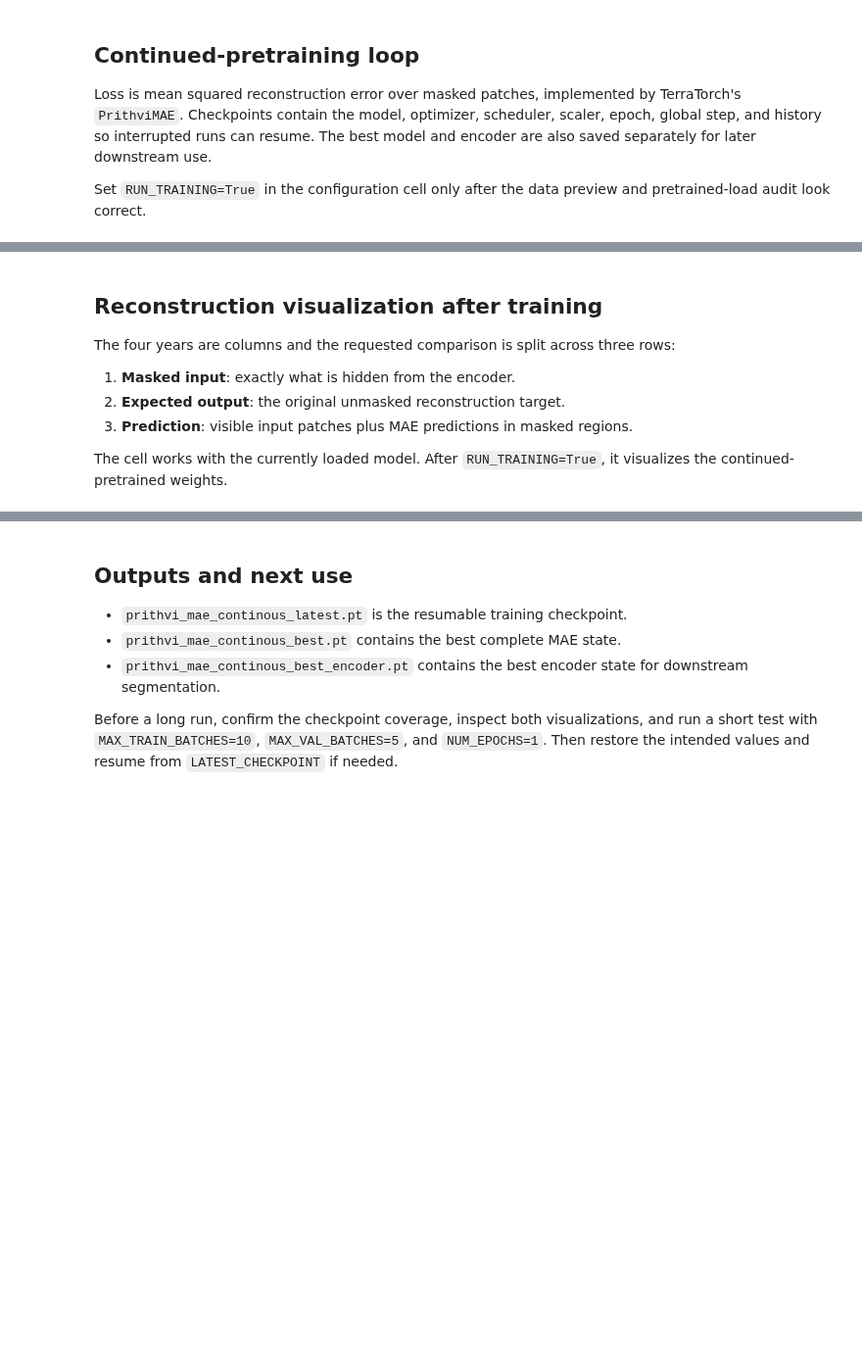
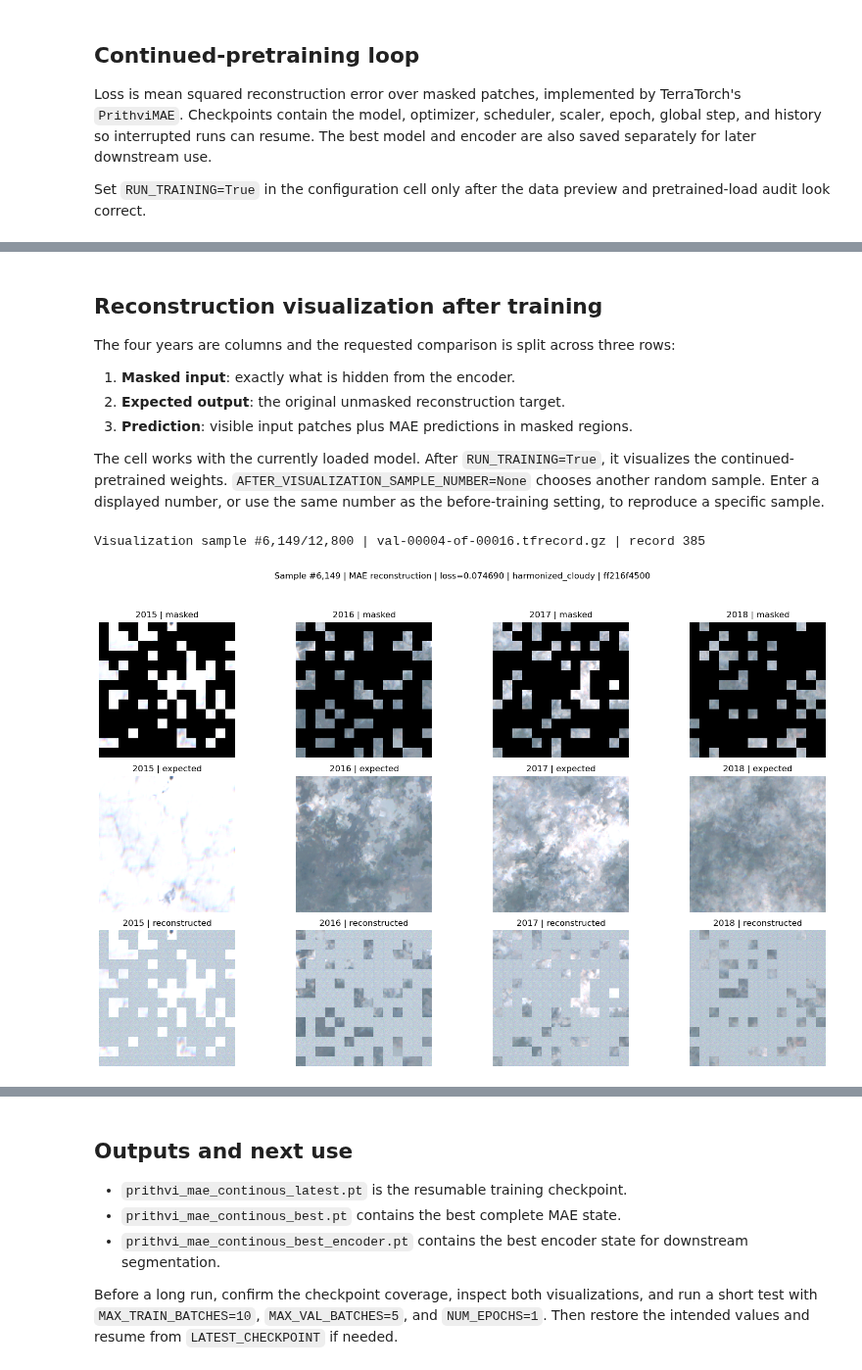
Before and after one commit to easare377/Prithvi-EO-Segmentation, a Jupyter notebook: Continous_pretrain.ipynb, the cells around one changed output, grey strips where cells are left out. Shown at 98% size. Saved outputs shown, nothing was run; the diff lists cells and outputs as text; code cells hidden in the pictures; blank space fills up the shorter version.

```diff
--- a/Continous_pretrain.ipynb
+++ b/Continous_pretrain.ipynb
@@ -784,3 +921,5 @@ def train_continuous_mae(model, train_loader, val_loader):
         )
 
     return dict(history)
+# %%
+RUN_TRAINING = True  # Set to True to start training.
@@ -818,10 +966,12 @@ The four years are columns and the requested comparison is split across three ro
 2. **Expected output**: the original unmasked reconstruction target.
 3. **Prediction**: visible input patches plus MAE predictions in masked regions.
 
-The cell works with the currently loaded model. After `RUN_TRAINING=True`, it visualizes the continued-pretrained weights.
+The cell works with the currently loaded model. After `RUN_TRAINING=True`, it visualizes the continued-pretrained weights. `AFTER_VISUALIZATION_SAMPLE_NUMBER=None` chooses another random sample. Enter a displayed number, or use the same number as the before-training setting, to reproduce a specific sample.
 # %%
 @torch.no_grad()
-def reconstruct_sample(model, batch, mask_ratio=MASK_RATIO, seed=29):
+def reconstruct_sample(
+    model, batch, sample_info, mask_ratio=MASK_RATIO, seed=29
+):
     model.eval()
     image = batch["image"][:1].to(device)
     temporal_coords = batch["temporal_coords"][:1].to(device)
@@ -860,6 +1010,7 @@ def reconstruct_sample(model, batch, mask_ratio=MASK_RATIO, seed=29):
         "years": batch["years"][0].cpu().numpy(),
         "variant": batch["variant"][0],
         "patch_id": batch["patch_id"][0],
+        "sample_info": sample_info,
     }
 
 
@@ -872,32 +1023,43 @@ def visualize_reconstruction_rows(result):
         axes[0, timestep].imshow(
             temporal_rgb(
                 result["input"],
                 timestep,
                 pixel_mask=result["pixel_mask"],
             )
         )
         axes[0, timestep].set_title(f"{year} | masked")
         axes[1, timestep].imshow(temporal_rgb(result["target"], timestep))
         axes[1, timestep].set_title(f"{year} | expected")
         axes[2, timestep].imshow(
             temporal_rgb(result["reconstruction"], timestep)
         )
         axes[2, timestep].set_title(f"{year} | reconstructed")
         for row in range(3):
             axes[row, timestep].axis("off")
 
     axes[0, 0].set_ylabel("Masked input", fontsize=12)
     axes[1, 0].set_ylabel("Expected output", fontsize=12)
     axes[2, 0].set_ylabel("MAE prediction", fontsize=12)
     figure.suptitle(
+        f"Sample #{result['sample_info']['sample_number']:,} | "
         f"MAE reconstruction | loss={result['loss']:.6f} | "
         f"{result['variant']} | {result['patch_id'][:10]}"
     )
     plt.tight_layout(rect=(0, 0, 1, 0.95))
     plt.show()
 
-
+AFTER_VISUALIZATION_SAMPLE_NUMBER = None  # Use the same number to compare.
+after_visualization_batch, after_visualization_info = load_visualization_sample(
+    AFTER_VISUALIZATION_SAMPLE_NUMBER
+)
 post_training_result = reconstruct_sample(
-    model, preview_batch, mask_ratio=MASK_RATIO, seed=POST_TRAINING_MASK_SEED
+    model,
+    after_visualization_batch,
+    after_visualization_info,
+    mask_ratio=MASK_RATIO,
+    seed=POST_TRAINING_MASK_SEED,
 )
 visualize_reconstruction_rows(post_training_result)
+# %% [output]
+Visualization sample #6,149/12,800 | val-00004-of-00016.tfrecord.gz | record 385
+[figure, added]
```
Also changed, not shown: parts of 11 cells of this notebook, 1 other file.
